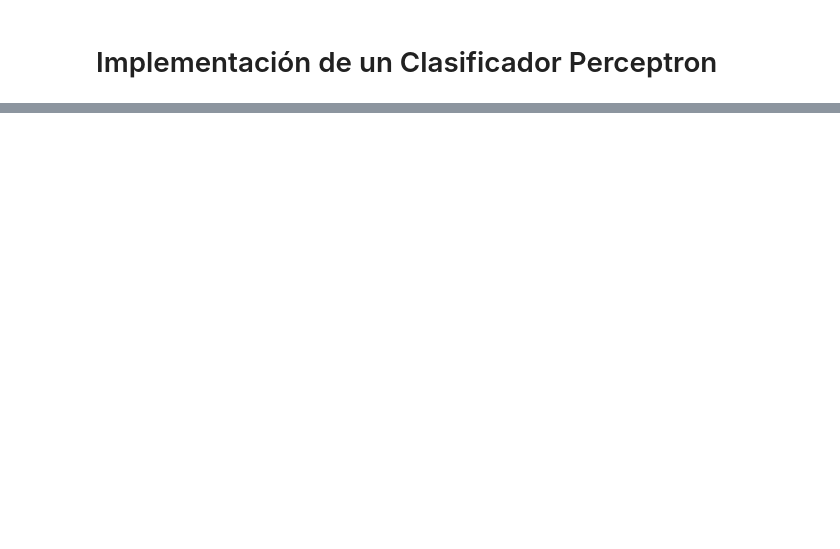
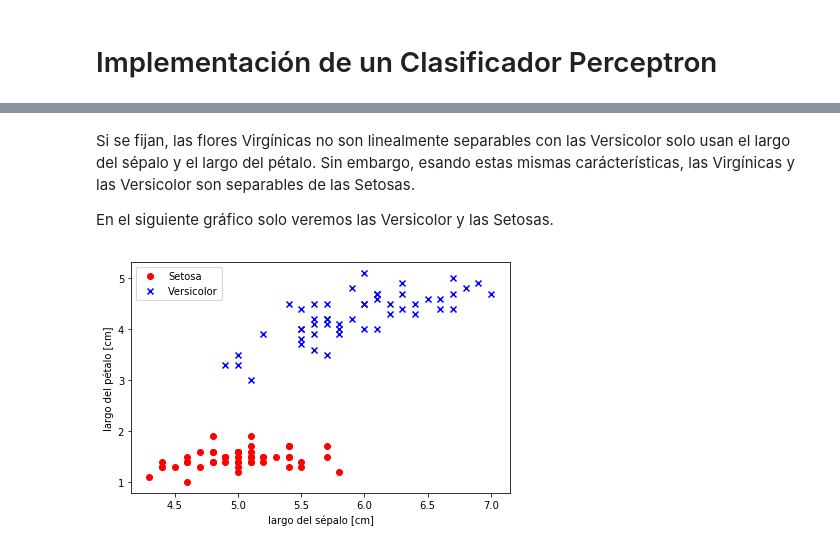
Before and after one commit to llipe/machine-learning, a Jupyter notebook: classifiers/Perceptron.ipynb, the cells around one changed output, grey strips where cells are left out. Saved outputs shown, nothing was run; the diff lists cells and outputs as text; code cells hidden in the pictures; blank space fills up the shorter version.

```diff
--- a/classifiers/Perceptron.ipynb
+++ b/classifiers/Perceptron.ipynb
@@ -94,0 +117,20 @@ X = df.iloc[0:100, [0, 2]].values
+# %% [markdown]
+Si se fijan, las flores Virgínicas no son linealmente separables con las Versicolor solo usan el largo del sépalo y el largo del pétalo. Sin embargo, esando estas mismas carácterísticas, las Virgínicas y las Versicolor son separables de las Setosas.
+
+En el siguiente gráfico solo veremos las Versicolor y las Setosas.
+# %%
+# plot data
+plt.scatter(X[:50, 0], X[:50, 1],
+            color='red', marker='o', label='Setosa')
+plt.scatter(X[50:100, 0], X[50:100, 1],
+            color='blue', marker='x', label='Versicolor')
+
+plt.xlabel('largo del sépalo [cm]')
+plt.ylabel('largo del pétalo [cm]')
+plt.legend(loc='upper left')
+
+plt.tight_layout()
+#plt.savefig('../images/classifier_perceptron.png', dpi=300)
+plt.show()
+# %% [output]
+[figure, added]
```
Also changed, not shown: parts of 9 cells of this notebook, 1 other file.
